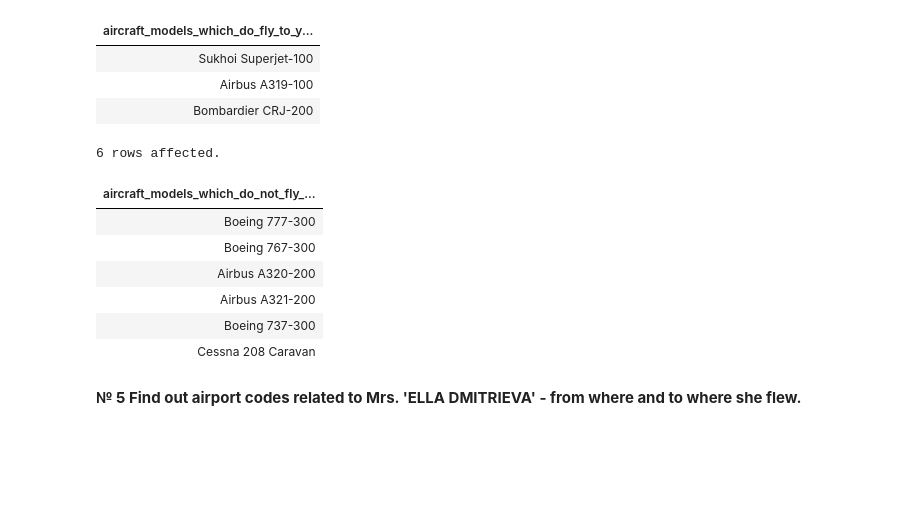
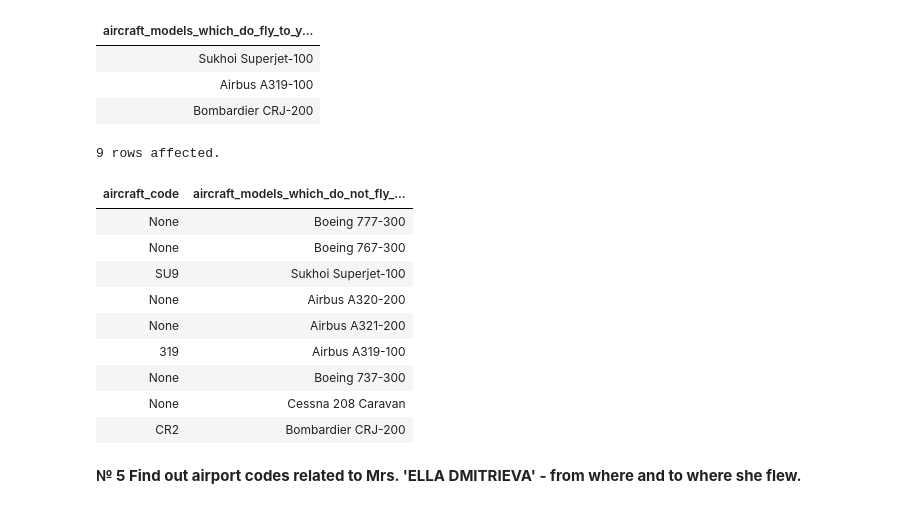
Before and after one commit to Posobiloff/GSOM3, a Jupyter notebook: Assignment16/SQL queries.ipynb, the cells around one changed output. Saved outputs shown, nothing was run; the diff lists cells and outputs as text; code cells hidden in the pictures; blank space fills up the shorter version.

```diff
--- a/Assignment16/SQL queries.ipynb
+++ b/Assignment16/SQL queries.ipynb
@@ -222,25 +222,27 @@ SELECT model as aircraft_models_which_fly_to_the_Yakutsk_AND_Abakan FROM
 #Solution with JOIN
 # %%
 %%sql $CONNECT_DATA
-    SELECT model as aircraft_models_which_do_not_fly_to_Yakutsk
+    SELECT f.aircraft_code, model as aircraft_models_which_do_not_fly_to_Yakutsk
     FROM Aircrafts
     FULL OUTER JOIN (SELECT distinct aircraft_code
                             FROM Flights
                                 JOIN (SELECT distinct airport_code
                                                       FROM Airports
                                                       WHERE city = 'Yakutsk') as g
                                ON Flights.arrival_airport = g.airport_code) as f
     ON Aircrafts.aircraft_code = f.aircraft_code
-    WHERE f.aircraft_code is NULL
 # %% [output]
-6 rows affected.
+9 rows affected.
-| aircraft_models_which_do_not_fly_... |
-| Boeing 777-300 |
-| Boeing 767-300 |
-| Airbus A320-200 |
-| Airbus A321-200 |
-| Boeing 737-300 |
-| Cessna 208 Caravan |
+| aircraft_code | aircraft_models_which_do_not_fly_... |
+| None | Boeing 777-300 |
+| None | Boeing 767-300 |
+| SU9 | Sukhoi Superjet-100 |
+| None | Airbus A320-200 |
+| None | Airbus A321-200 |
+| 319 | Airbus A319-100 |
+| None | Boeing 737-300 |
+| None | Cessna 208 Caravan |
+| CR2 | Bombardier CRJ-200 |
 # %% [markdown]
 **№ 5 Find out airport codes related to Mrs. 'ELLA DMITRIEVA'  - from where and to where she flew.**
 # %%
```
Also changed, not shown: parts of 3 cells of this notebook, 1 other file.
